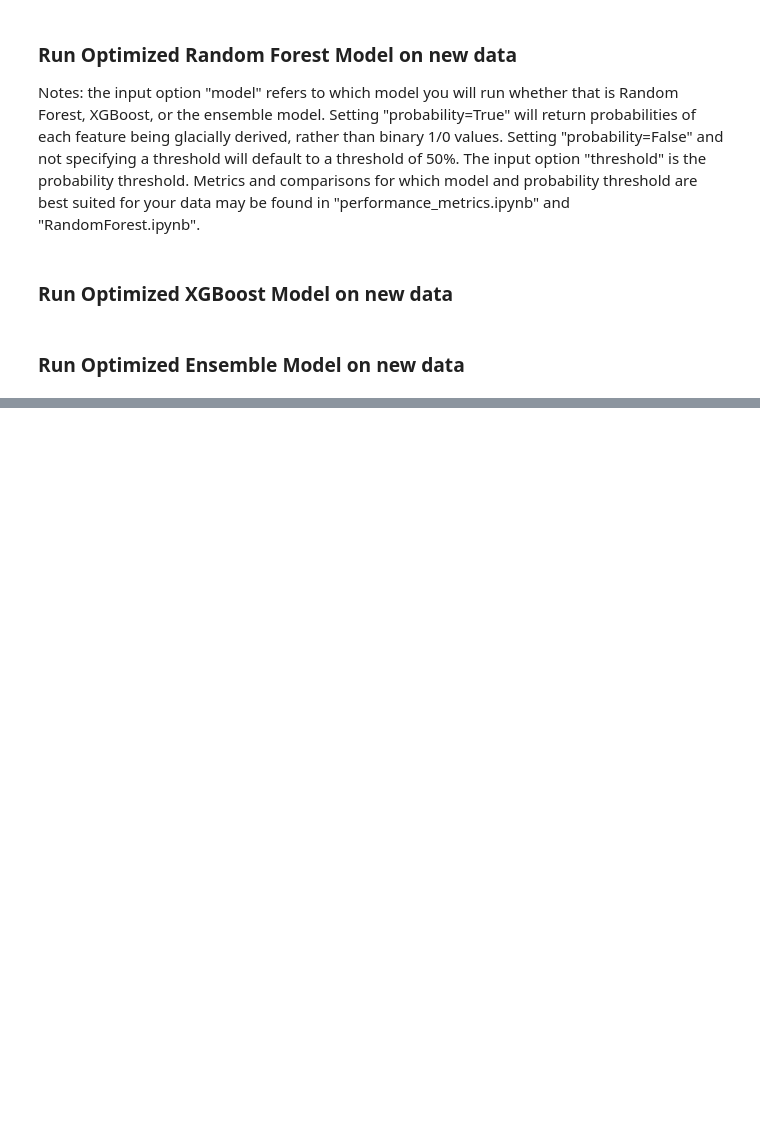
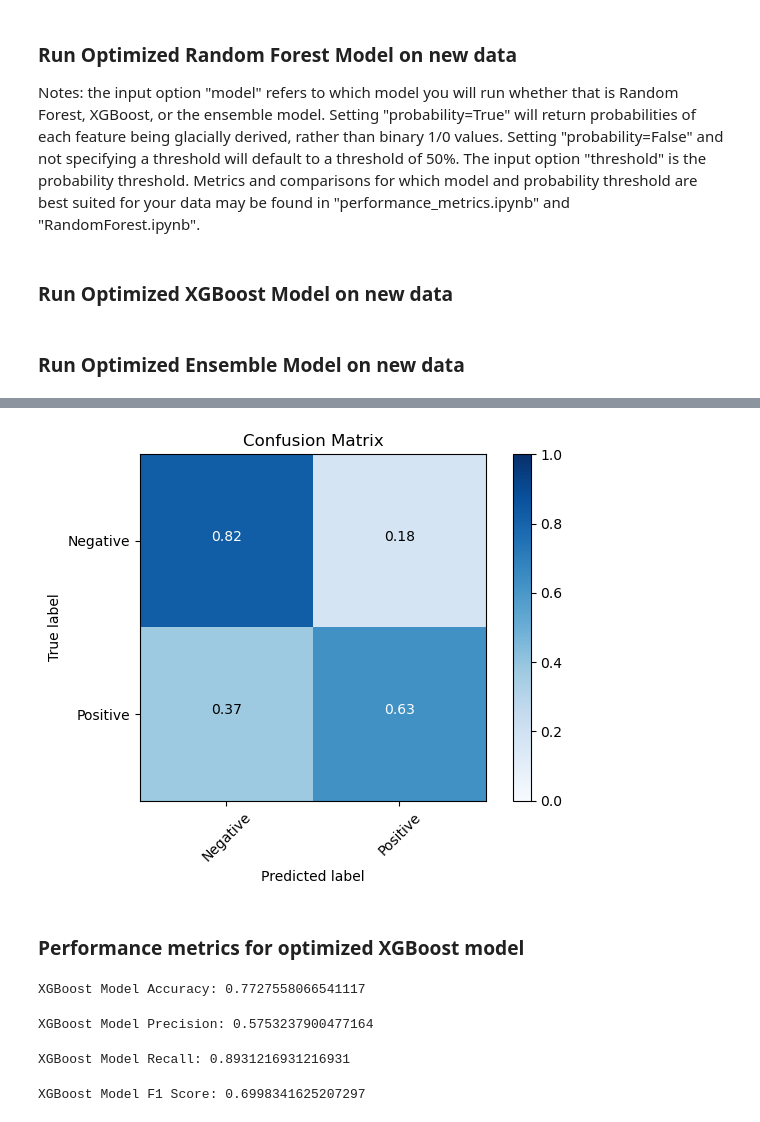
Before and after one commit to elliesch/bedfinder, a Jupyter notebook: newdata_applications.ipynb, the cells around one changed output, grey strips where cells are left out. Saved outputs shown, nothing was run; the diff lists cells and outputs as text; code cells hidden in the pictures; blank space fills up the shorter version.

Commit message:
added performance metrics to new data analysis

```diff
--- a/newdata_applications.ipynb
+++ b/newdata_applications.ipynb
@@ -55,7 +53,7 @@ newdata['rf_bedform_pred'] = rf_predicted_bedforms.tolist()
 ### Run Optimized XGBoost Model on new data
 # %%
 #optimized model for highest bedform detection probability
-xgb_bedforms = ClassifyBedforms('~/rf_bedform_mapping/data/wi_tpi.csv',
+xgb_bedforms = ClassifyBedforms('~/rf_bedform_mapping/data/wi_McKenziefilter.csv',
                             model= 'xgboost',
                             threshold=0.4, probability=False)
 # %%
@@ -66,7 +64,7 @@ newdata['xgb_bedform_pred'] = xgb_predicted_bedforms.tolist()
 ### Run Optimized Ensemble Model on new data
 # %%
 #optimized model for highest bedform detection probability
-ens_bedforms = ClassifyBedforms('~/rf_bedform_mapping/data/wi_tpi.csv',
+ens_bedforms = ClassifyBedforms('~/rf_bedform_mapping/data/wi_McKenziefilter.csv',
                             model='ensemble_average',
                             threshold=0.45, probability=False)
 # %%
@@ -78,0 +85,2 @@ newdata.to_csv('~/rf_bedform_mapping/data/wi_models_output.csv', index=False)
+# %%
+measured_bedforms = np.array(newdata['Y/N'])
@@ -78,0 +115,28 @@ newdata.to_csv('~/rf_bedform_mapping/data/wi_models_output.csv', index=False)
+# %%
+rf_conf_matrix = confusion_matrix(measured_bedforms, rf_predicted_bedforms)
+# %%
+plot_rate_matrix(rf_conf_matrix)
+# %% [output]
+[figure, added]
+# %% [markdown]
+### Performance metrics for optimized XGBoost model
+# %%
+xgb_accuracy = accuracy_score(measured_bedforms, xgb_predicted_bedforms)
+print("XGBoost Model Accuracy:", xgb_accuracy)
+# %% [output]
+XGBoost Model Accuracy: 0.7727558066541117
+# %%
+xgb_precision = precision_score(measured_bedforms, xgb_predicted_bedforms)
+print("XGBoost Model Precision:", xgb_precision)
+# %% [output]
+XGBoost Model Precision: 0.5753237900477164
+# %%
+xgb_recall = recall_score(measured_bedforms, xgb_predicted_bedforms)
+print("XGBoost Model Recall:", xgb_recall)
+# %% [output]
+XGBoost Model Recall: 0.8931216931216931
+# %%
+xgb_f1 = f1_score(measured_bedforms, xgb_predicted_bedforms)
+print("XGBoost Model F1 Score:", xgb_f1)
+# %% [output]
+XGBoost Model F1 Score: 0.6998341625207297
```
Also changed, not shown: parts of 27 cells of this notebook.
